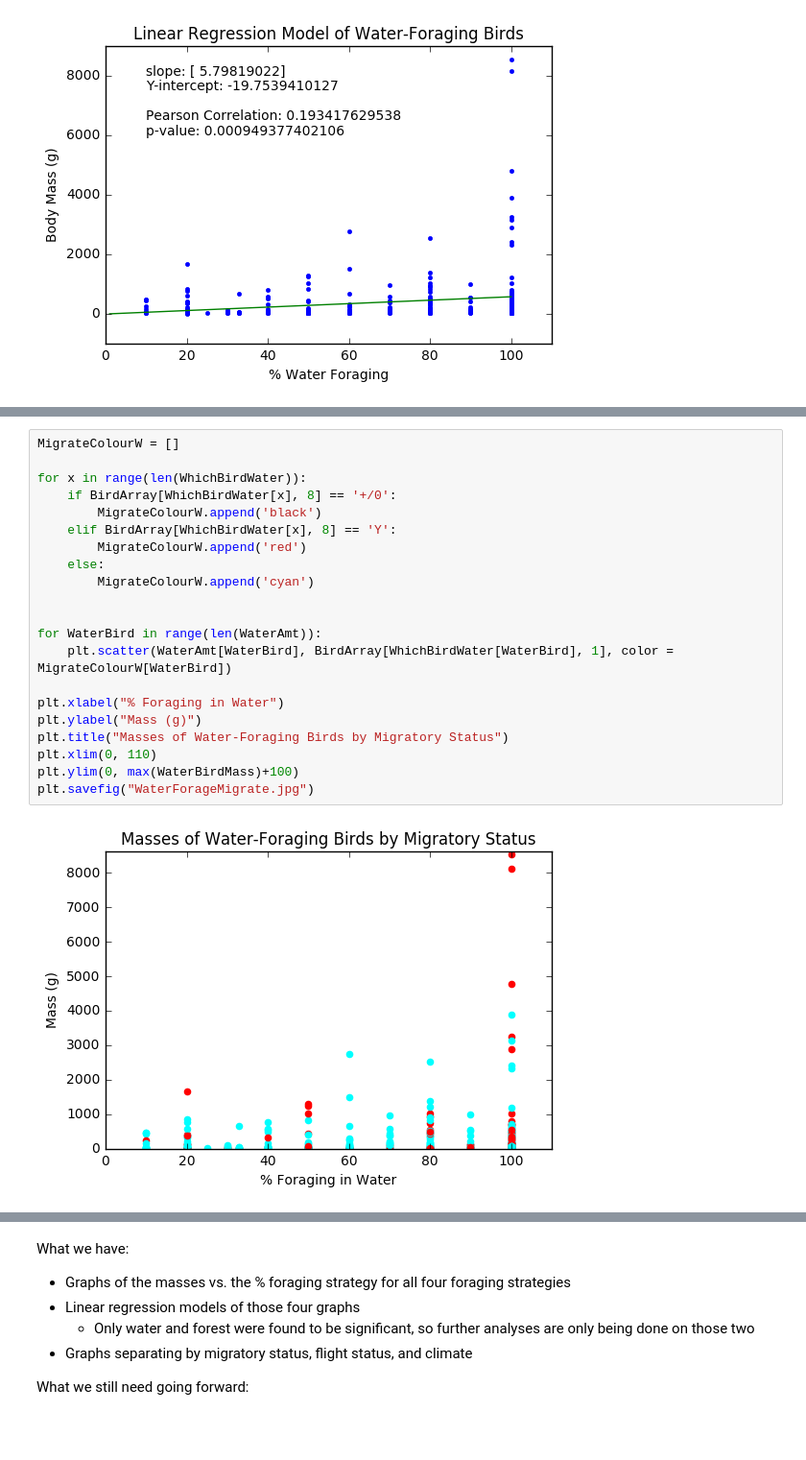
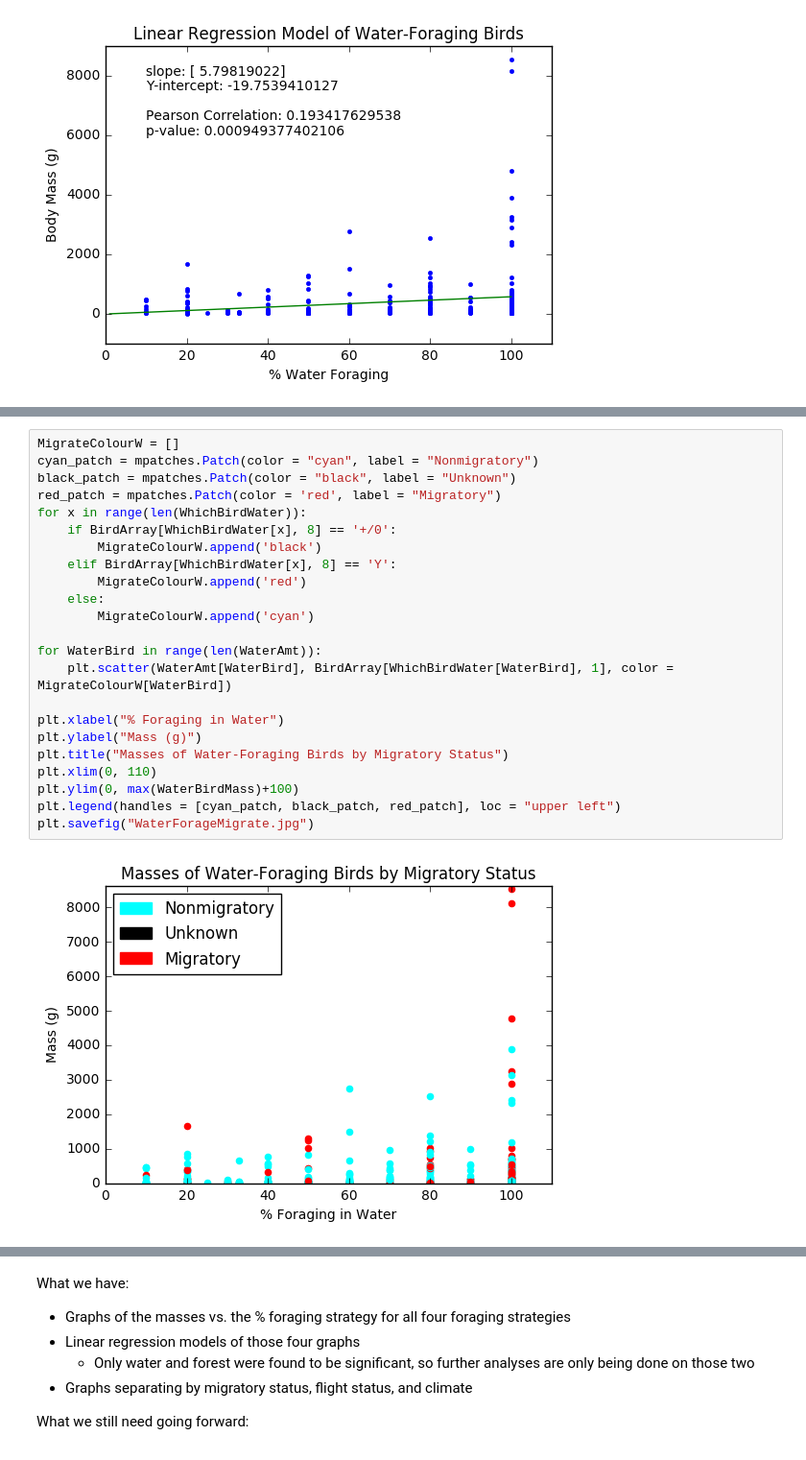
Before and after one commit to tammymach/FinalProject, a Jupyter notebook: Final Project Code_Cook.ipynb, the cells around one changed output, grey strips where cells are left out. Shown at 96% size. Drawn from its saved outputs; the diff is of its cells as text.

```diff
--- a/Final Project Code_Cook.ipynb
+++ b/Final Project Code_Cook.ipynb
@@ -457,25 +447,27 @@ plt.savefig("ForestForageMigrate.jpg")
 # %%
 MigrateColourW = []
-
+cyan_patch = mpatches.Patch(color = "cyan", label = "Nonmigratory")
+black_patch = mpatches.Patch(color = "black", label = "Unknown")
+red_patch = mpatches.Patch(color = 'red', label = "Migratory")
 for x in range(len(WhichBirdWater)):
     if BirdArray[WhichBirdWater[x], 8] == '+/0':
         MigrateColourW.append('black')
     elif BirdArray[WhichBirdWater[x], 8] == 'Y':
         MigrateColourW.append('red')
     else:
         MigrateColourW.append('cyan')
-
 
 for WaterBird in range(len(WaterAmt)):
     plt.scatter(WaterAmt[WaterBird], BirdArray[WhichBirdWater[WaterBird], 1], color = MigrateColourW[WaterBird])
 
 plt.xlabel("% Foraging in Water")
 plt.ylabel("Mass (g)")
 plt.title("Masses of Water-Foraging Birds by Migratory Status")
 plt.xlim(0, 110)
 plt.ylim(0, max(WaterBirdMass)+100)
+plt.legend(handles = [cyan_patch, black_patch, red_patch], loc = "upper left")
 plt.savefig("WaterForageMigrate.jpg")
 # %% [output]
-[figure, old version]
+[figure, new version]
 # %%
 FlightColourF = []
```
Also changed, not shown: parts of 35 cells of this notebook.
